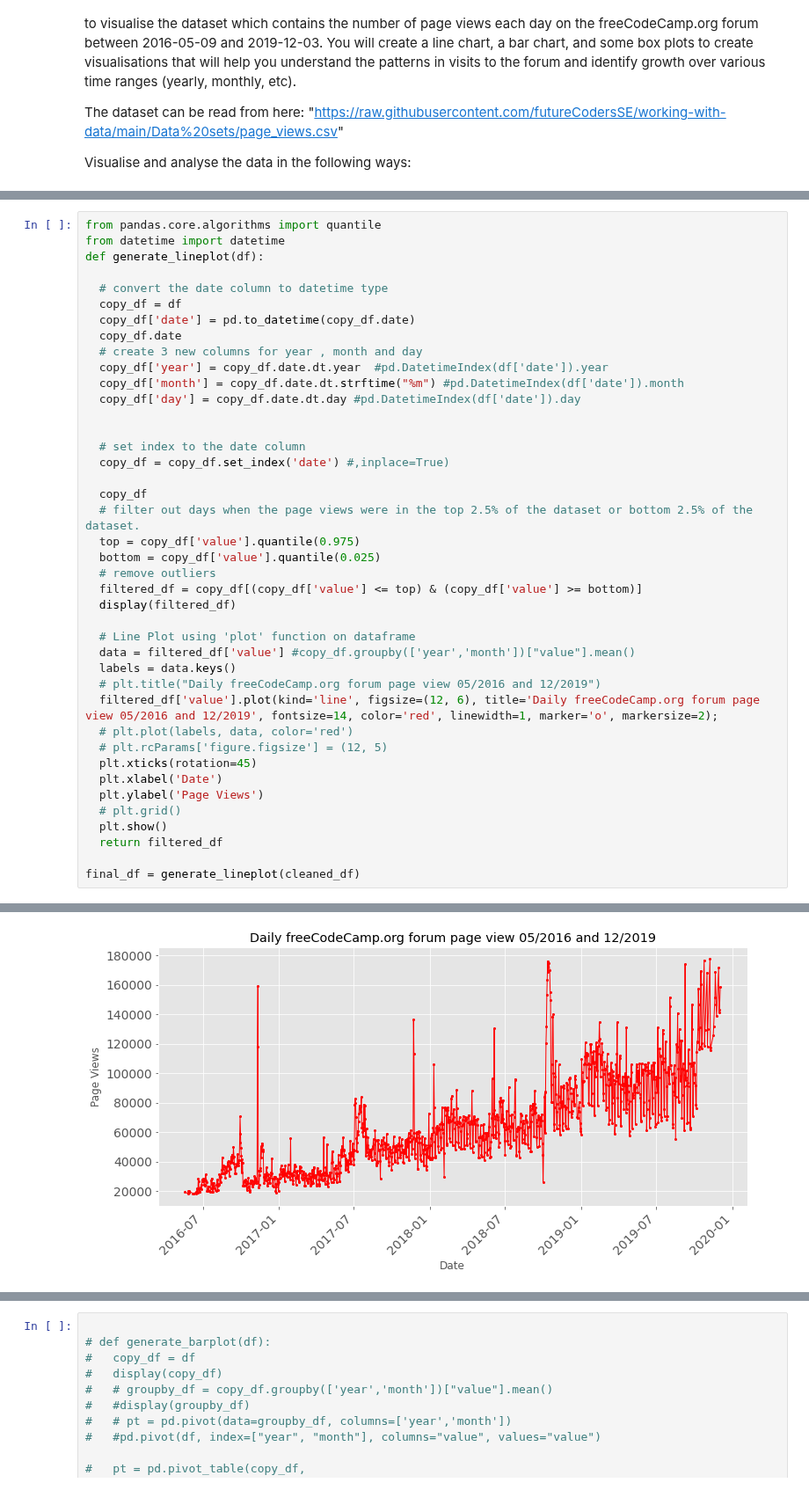
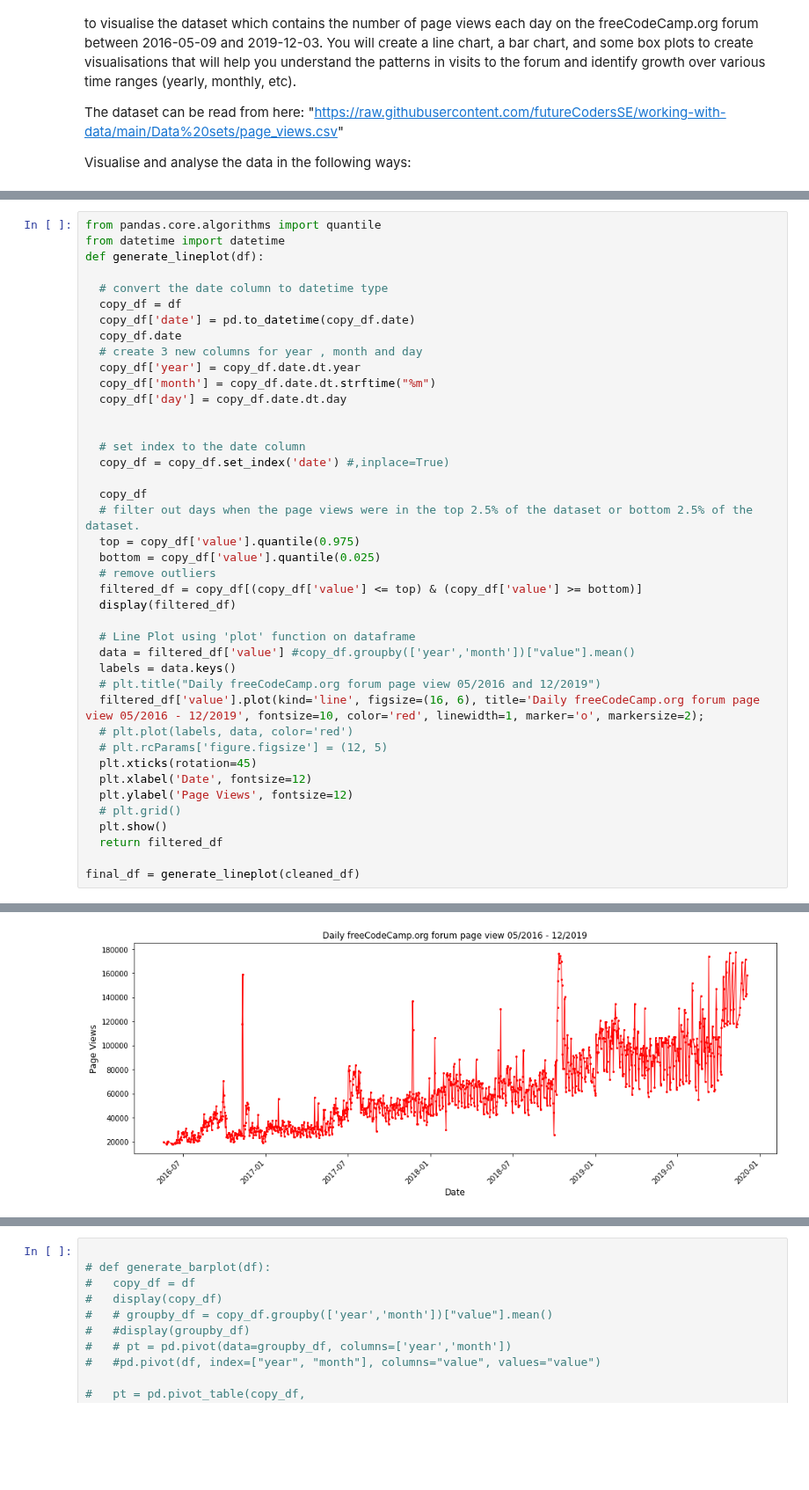
Before and after one commit to sysphcd/PythonProgrammingforData, a Jupyter notebook: 11_Page_Views_Project.ipynb, the cells around one changed output, grey strips where cells are left out. Shown at 88% size. Drawn from its saved outputs; the diff is of its cells as text; blank space fills up the shorter version.

Commit message:
11_Page_Views_Project ACTIVITY - Page views mini-project

```diff
--- a/11_Page_Views_Project.ipynb
+++ b/11_Page_Views_Project.ipynb
@@ -102,9 +101,9 @@ def generate_lineplot(df):
   copy_df['date'] = pd.to_datetime(copy_df.date)
   copy_df.date
   # create 3 new columns for year , month and day
-  copy_df['year'] = copy_df.date.dt.year  #pd.DatetimeIndex(df['date']).year
-  copy_df['month'] = copy_df.date.dt.strftime("%m") #pd.DatetimeIndex(df['date']).month
-  copy_df['day'] = copy_df.date.dt.day #pd.DatetimeIndex(df['date']).day
+  copy_df['year'] = copy_df.date.dt.year
+  copy_df['month'] = copy_df.date.dt.strftime("%m")
+  copy_df['day'] = copy_df.date.dt.day
 
 
   # set index to the date column
@@ -118,37 +117,37 @@ def generate_lineplot(df):
   filtered_df = copy_df[(copy_df['value'] <= top) & (copy_df['value'] >= bottom)]
   display(filtered_df)
 
   # Line Plot using 'plot' function on dataframe
   data = filtered_df['value'] #copy_df.groupby(['year','month'])["value"].mean()
   labels = data.keys()
   # plt.title("Daily freeCodeCamp.org forum page view 05/2016 and 12/2019")
-  filtered_df['value'].plot(kind='line', figsize=(12, 6), title='Daily freeCodeCamp.org forum page view 05/2016 and 12/2019', fontsize=14, color='red', linewidth=1, marker='o', markersize=2);
+  filtered_df['value'].plot(kind='line', figsize=(16, 6), title='Daily freeCodeCamp.org forum page view 05/2016 - 12/2019', fontsize=10, color='red', linewidth=1, marker='o', markersize=2);
   # plt.plot(labels, data, color='red')
   # plt.rcParams['figure.figsize'] = (12, 5)
   plt.xticks(rotation=45)
-  plt.xlabel('Date')
-  plt.ylabel('Page Views')
+  plt.xlabel('Date', fontsize=12)
+  plt.ylabel('Page Views', fontsize=12)
   # plt.grid()
   plt.show()
   return filtered_df
 
 final_df = generate_lineplot(cleaned_df)
 # %% [output]
 |  | value | year | month | day |
 | date |  |  |  |  |
 | 2016-05-19 | 19736 | 2016 | 05 | 19 |
 | 2016-05-26 | 18060 | 2016 | 05 | 26 |
 | 2016-05-27 | 19997 | 2016 | 05 | 27 |
 | 2016-05-28 | 19044 | 2016 | 05 | 28 |
 | 2016-05-29 | 20325 | 2016 | 05 | 29 |
 | ... | ... | ... | ... | ... |
 | 2019-11-24 | 138875 | 2019 | 11 | 24 |
 | 2019-11-29 | 171584 | 2019 | 11 | 29 |
 | 2019-11-30 | 141161 | 2019 | 11 | 30 |
 | 2019-12-01 | 142918 | 2019 | 12 | 1 |
 | 2019-12-03 | 158549 | 2019 | 12 | 3 |
 1238 rows × 4 columns
-[figure, old version]
+[figure, new version]
 # %% [markdown]
 ###2. a bar chart similar to this
 ---
```
Also changed, not shown: parts of 2 cells of this notebook.
